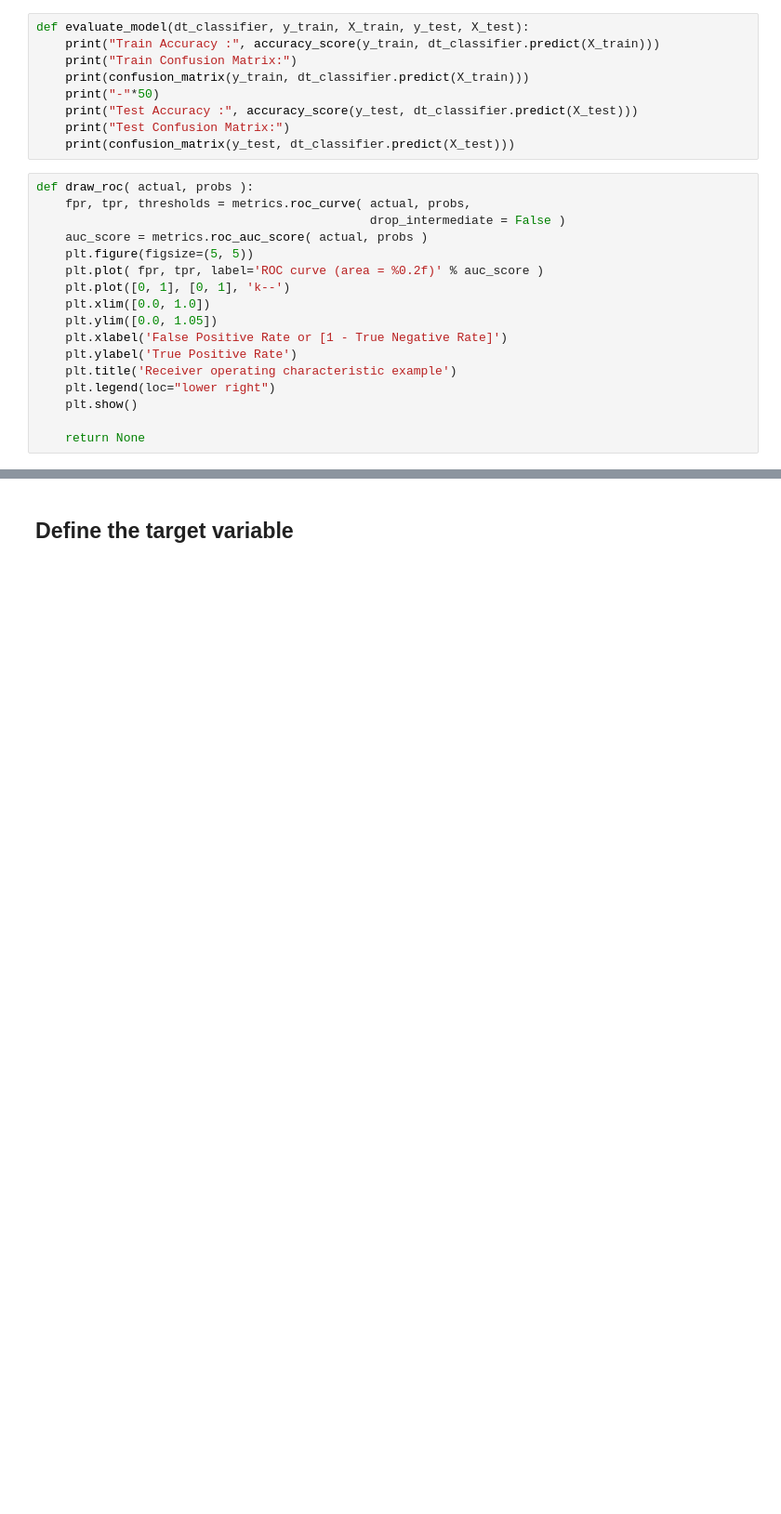
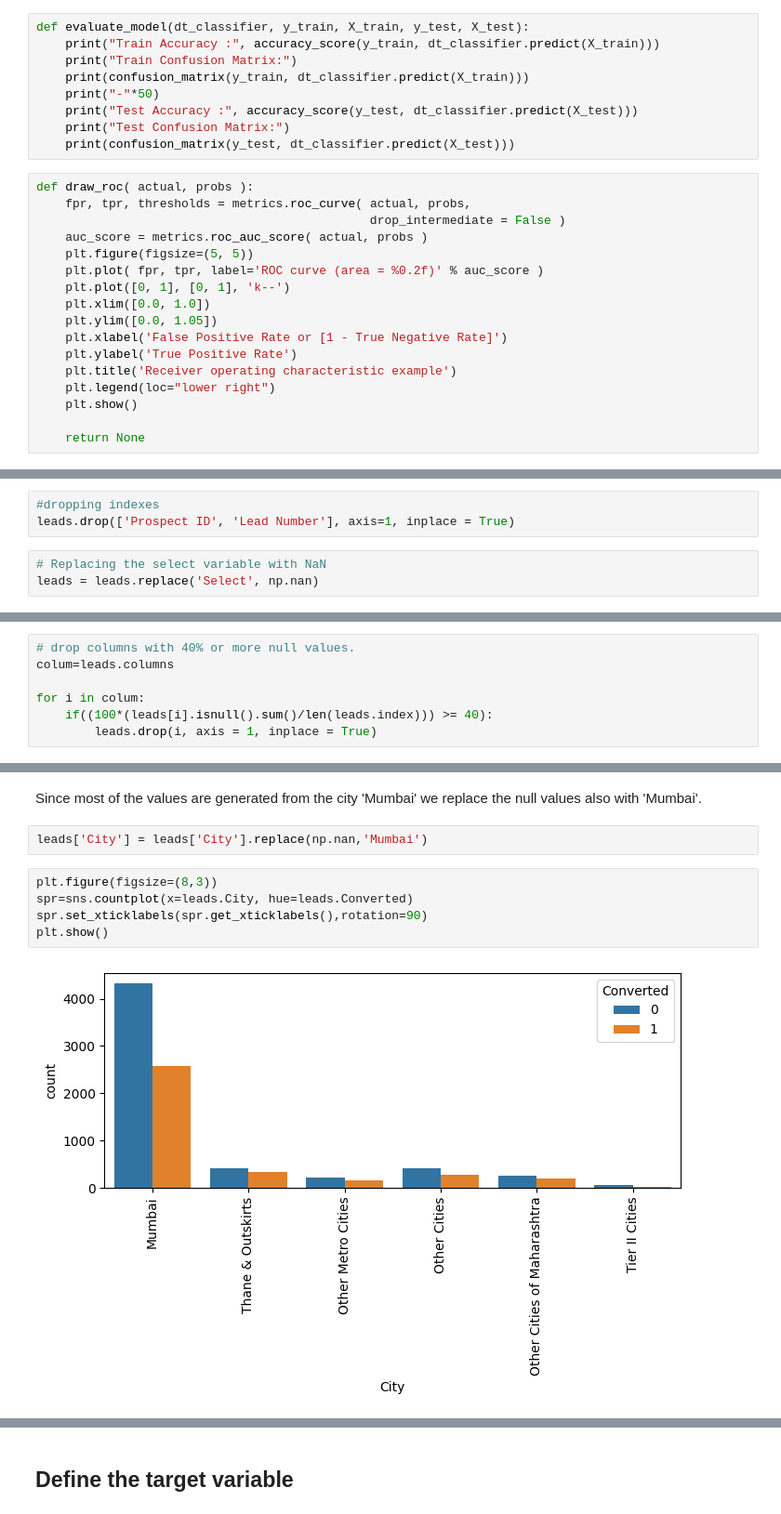
Before and after one commit to rajeshi/leading_score_case_study, a Jupyter notebook: Leading_Score_Case_Study.ipynb, the cells around one changed output, grey strips where cells are left out. Shown at 93% size. Saved outputs shown, nothing was run; the diff lists cells and outputs as text; blank space fills up the shorter version.

```diff
--- a/Leading_Score_Case_Study.ipynb
+++ b/Leading_Score_Case_Study.ipynb
@@ -146,0 +161,6 @@ memory usage: 2.6+ MB
+# %%
+#dropping indexes
+leads.drop(['Prospect ID', 'Lead Number'], axis=1, inplace = True)
+# %%
+# Replacing the select variable with NaN
+leads = leads.replace('Select', np.nan)
@@ -146,0 +214,7 @@ memory usage: 2.6+ MB
+# %%
+# drop columns with 40% or more null values.
+colum=leads.columns
+
+for i in colum:
+    if((100*(leads[i].isnull().sum()/len(leads.index))) >= 40):
+        leads.drop(i, axis = 1, inplace = True)
@@ -146,0 +254,11 @@ memory usage: 2.6+ MB
+# %% [markdown]
+Since most of the values are generated from the city 'Mumbai' we replace the null values also with 'Mumbai'.
+# %%
+leads['City'] = leads['City'].replace(np.nan,'Mumbai')
+# %%
+plt.figure(figsize=(8,3))
+spr=sns.countplot(x=leads.City, hue=leads.Converted)
+spr.set_xticklabels(spr.get_xticklabels(),rotation=90)
+plt.show()
+# %% [output]
+[figure, added]
```
Also changed, not shown: parts of 103 cells of this notebook.
